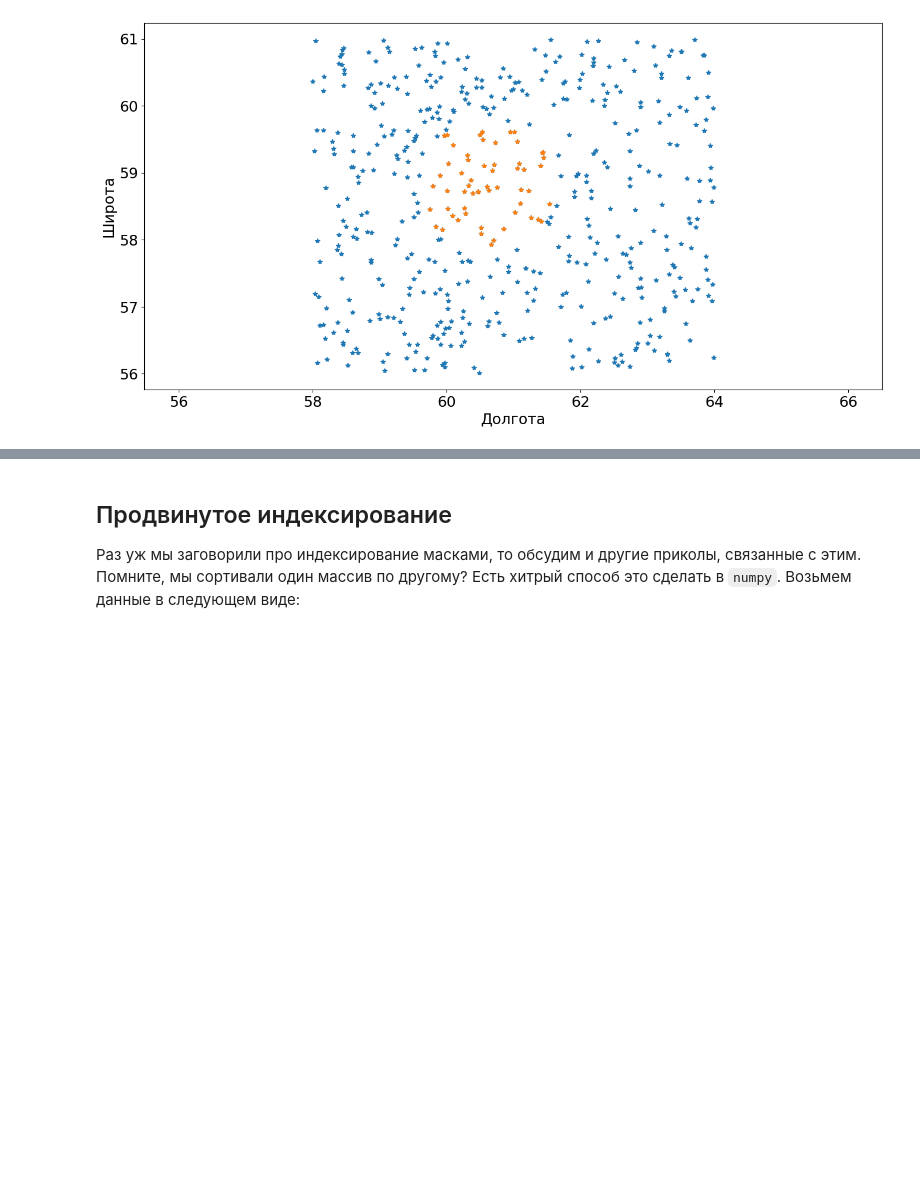
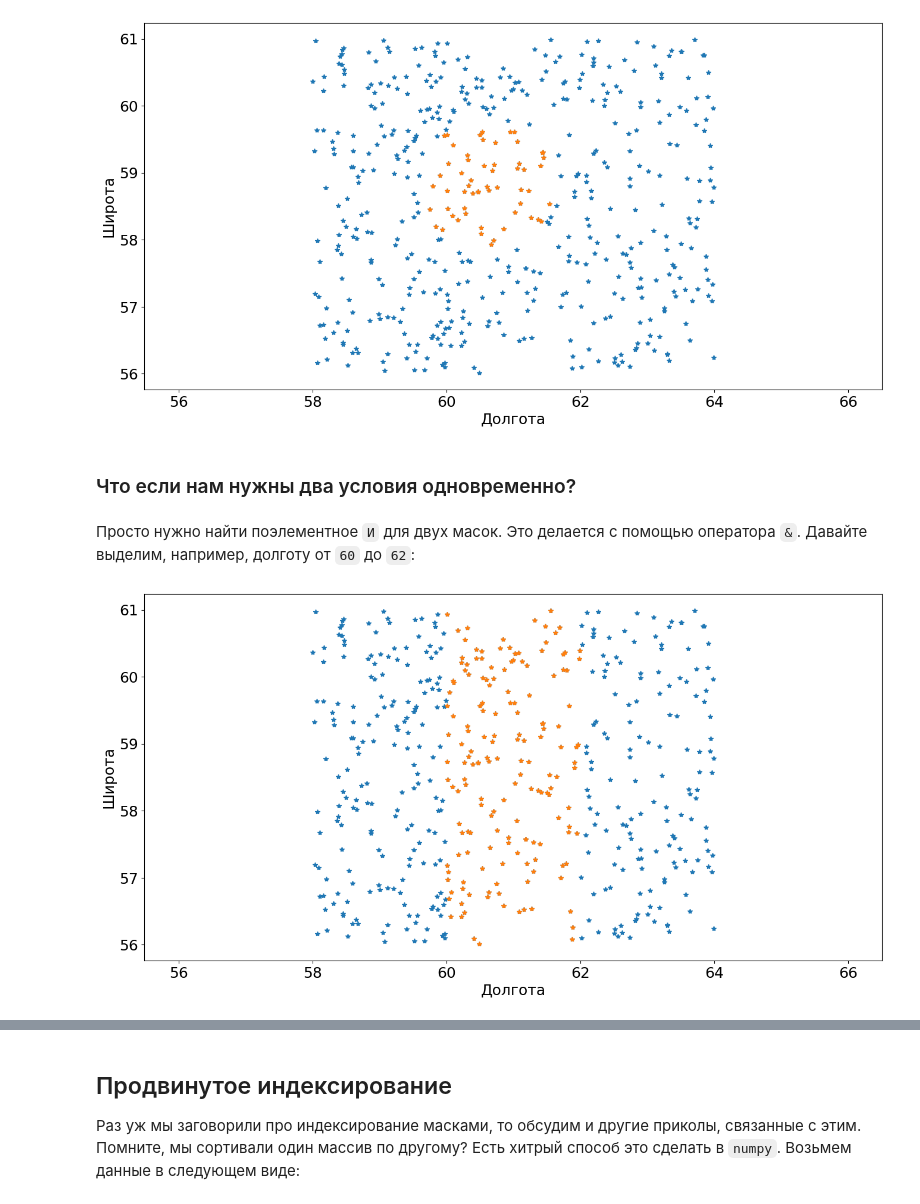
Before and after one commit to teimy/geohse-python-2024, a Jupyter notebook: Lectures/Lecture8/Lecture8.ipynb, the cells around one changed output, grey strips where cells are left out. Saved outputs shown, nothing was run; the diff lists cells and outputs as text; code cells hidden in the pictures; blank space fills up the shorter version.

```diff
--- a/Lectures/Lecture8/Lecture8.ipynb
+++ b/Lectures/Lecture8/Lecture8.ipynb
@@ -524,3 +524,27 @@ plt.xlabel('Долгота',fontsize=18)
 plt.gca().tick_params(labelsize=18)
 # %% [output]
 [figure]
+# %% [markdown]
+### Что если нам нужны два условия одновременно?
+# %% [markdown]
+Просто нужно найти поэлементное `И` для двух масок. Это делается с помощью оператора `&`.  Давайте выделим, например, долготу от `60` до `62`:
+# %%
+np.random.seed(5678912)
+
+lat = np.random.rand(500)*5 + 56 # координаты по широте от 56 до 61
+lon = np.random.rand(500)*6 + 58 # координаты по долгорте от 58 до 64
+
+mask_lon = (lon > 60) & (lon < 62)
+
+
+plt.figure(figsize=(16,8))
+plt.plot(lon, lat, '*')
+plt.plot(lon[mask_lon], lat[mask_lon], '*', c='C1')
+
+plt.axis('equal')
+
+plt.ylabel('Широта', fontsize=18)
+plt.xlabel('Долгота',fontsize=18)
+plt.gca().tick_params(labelsize=18)
+# %% [output]
+[figure, added]
```
Also changed, not shown: parts of 8 cells of this notebook.
